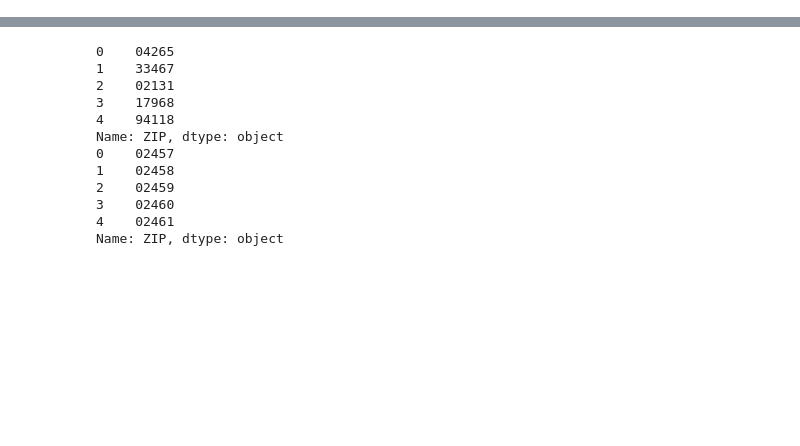
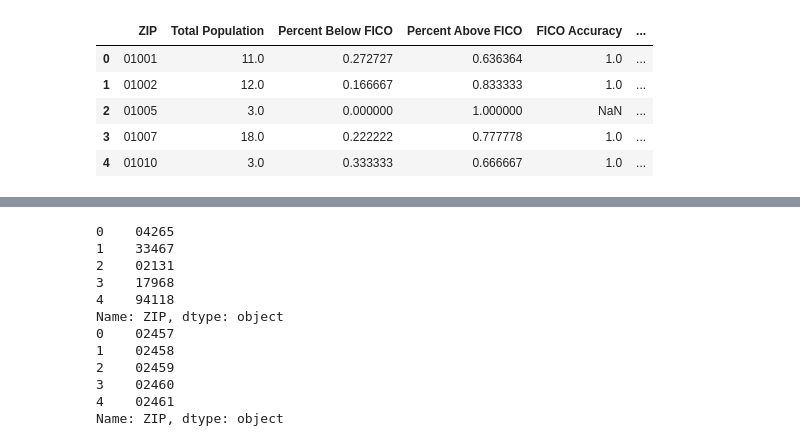
Before and after one commit to Jake-Ford/energyscore_demo, a Jupyter notebook: scratch.ipynb, the cells around one changed output, grey strips where cells are left out. Cells and saved outputs as stored; diff of their text form; code cells hidden in the pictures; blank space fills up the shorter version.

```diff
--- a/scratch.ipynb
+++ b/scratch.ipynb
@@ -9,0 +24,2 @@ from sklearn.metrics import accuracy_score
+# %%
+energy_score_threshold=0.5
@@ -9,0 +139,18 @@ from sklearn.metrics import accuracy_score
+# %%
+state_name = "Massachusetts"
+fico_threshold = 700
+energy_score_threshold = .5
+# %%
+zip_metrics = calculate_zip_metrics(person_data, fico_threshold, energy_score_threshold)
+zip_level_geo = pd.merge(zip_metrics, zip_geojson, on='ZIP', how='left')
+zip_level_geo = zip_level_geo.dropna(subset=['geometry'])
+zip_level_geo = gpd.GeoDataFrame(zip_level_geo, geometry='geometry')
+# %%
+zip_metrics.head()
+# %% [output]
+|  | ZIP | Total Population | Percent Below FICO | Percent Above FICO | FICO Accuracy | ... |
+| 0 | 01001 | 11.0 | 0.272727 | 0.636364 | 1.0 | ... |
+| 1 | 01002 | 12.0 | 0.166667 | 0.833333 | 1.0 | ... |
+| 2 | 01005 | 3.0 | 0.000000 | 1.000000 | NaN | ... |
+| 3 | 01007 | 18.0 | 0.222222 | 0.777778 | 1.0 | ... |
+| 4 | 01010 | 3.0 | 0.333333 | 0.666667 | 1.0 | ... |
```
Also changed, not shown: parts of 13 cells of this notebook, 1 other file.
